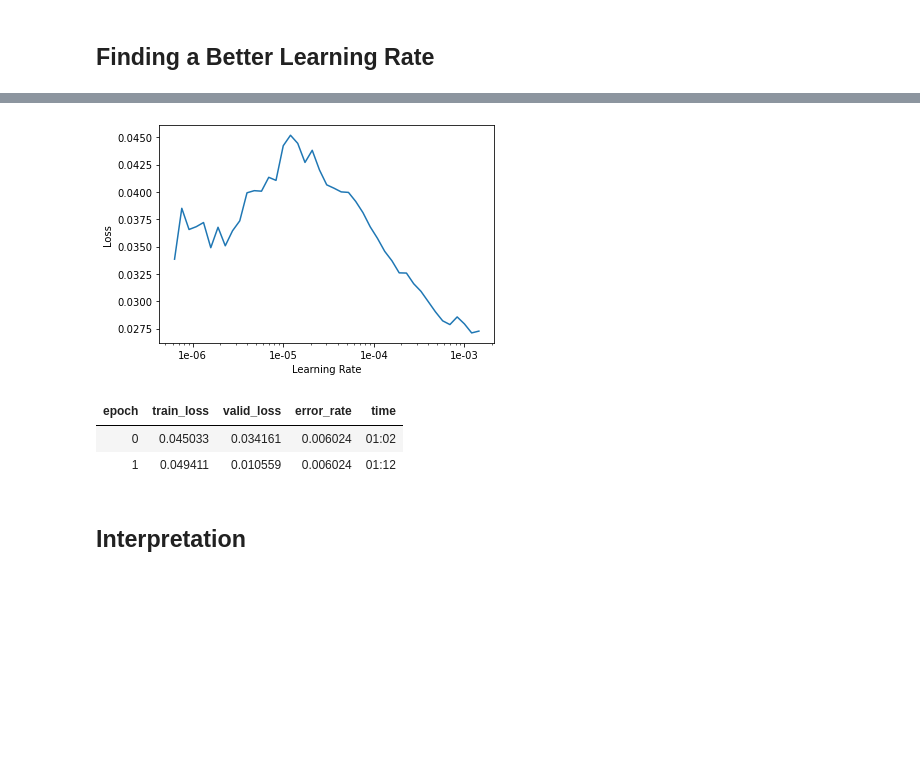
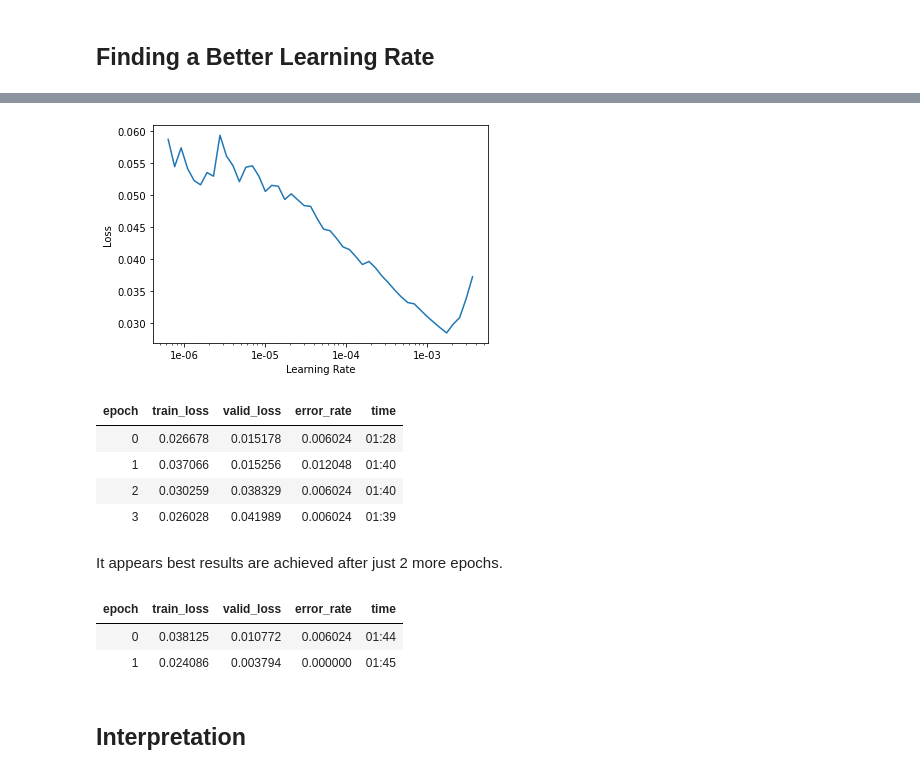
Before and after one commit to ahan98/fastai, a Jupyter notebook: 1-image-classification/butterflies.ipynb, the cells around one changed output, grey strips where cells are left out. Saved outputs shown, nothing was run; the diff lists cells and outputs as text; code cells hidden in the pictures; blank space fills up the shorter version.

```diff
--- a/1-image-classification/butterflies.ipynb
+++ b/1-image-classification/butterflies.ipynb
@@ -8,3 +16,7 @@
 from fastai.vision import *
 # %% [markdown]
 ## Downloading the Data
+# %%
+from os import getcwd
+path = Path(getcwd())
+path
@@ -14,3 +28,0 @@ filename = "leedsbutterfly_dataset_v1.0.zip"
-# %%
-path = datapath4file(Path())
-path
@@ -101,6 +134,6 @@ learn.save("stage-1")
 # %%
 learn.unfreeze()
 # %%
-learn.fit_one_cycle(1)
+learn.fit_one_cycle(4)
 # %% [output]
 | epoch | train_loss | valid_loss | error_rate | time |
@@ -140,14 +177,25 @@ LR Finder is complete, type {learner_name}.recorder.plot() to see the graph.
 # %%
 learn.recorder.plot()
 # %% [output]
-[figure, old version]
+[figure, new version]
 # %%
 learn.unfreeze()
-learn.fit_one_cycle(2, max_lr=slice(1e-4,1e-3))
+learn.fit_one_cycle(4, max_lr=slice(1e-4,1e-3))
 # %% [output]
 | epoch | train_loss | valid_loss | error_rate | time |
-| 0 | 0.045033 | 0.034161 | 0.006024 | 01:02 |
-| 1 | 0.049411 | 0.010559 | 0.006024 | 01:12 |
+| 0 | 0.026678 | 0.015178 | 0.006024 | 01:28 |
+| 1 | 0.037066 | 0.015256 | 0.012048 | 01:40 |
+| 2 | 0.030259 | 0.038329 | 0.006024 | 01:40 |
+| 3 | 0.026028 | 0.041989 | 0.006024 | 01:39 |
+# %% [markdown]
+It appears best results are achieved after just 2 more epochs.
+# %%
+learn.load("stage-1")
+learn.fit_one_cycle(2, max_lr=slice(1e-4,1e-3))
+# %% [output]
+| epoch | train_loss | valid_loss | error_rate | time |
+| 0 | 0.038125 | 0.010772 | 0.006024 | 01:44 |
+| 1 | 0.024086 | 0.003794 | 0.000000 | 01:45 |
 # %%
 learn.save("stage-2")
 # %% [markdown]
```
Also changed, not shown: parts of 39 cells of this notebook, 3 other files.
